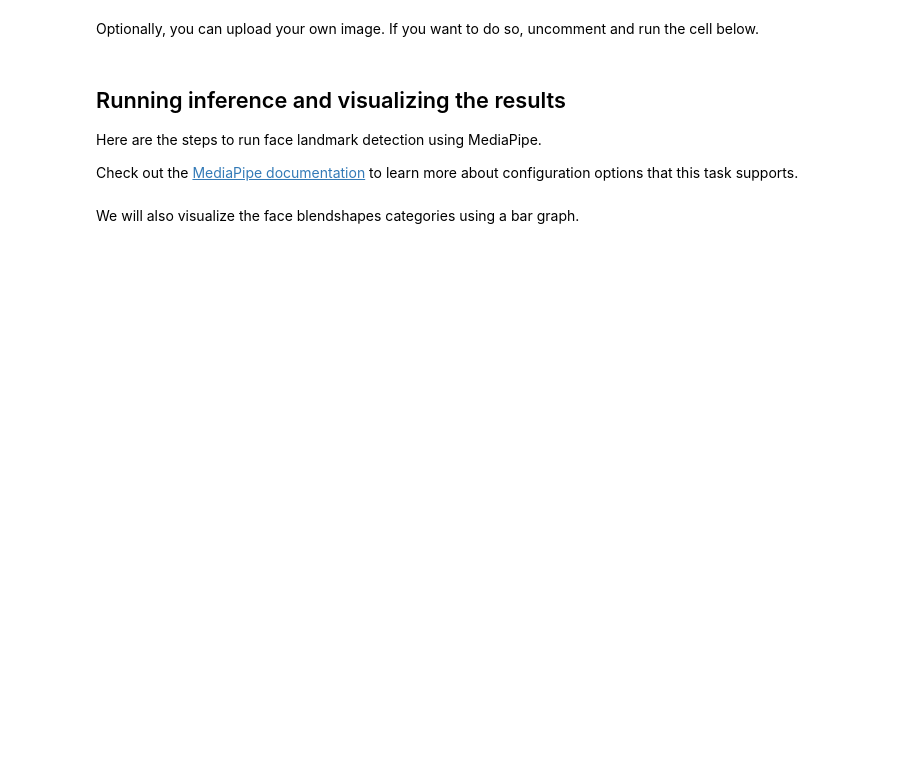
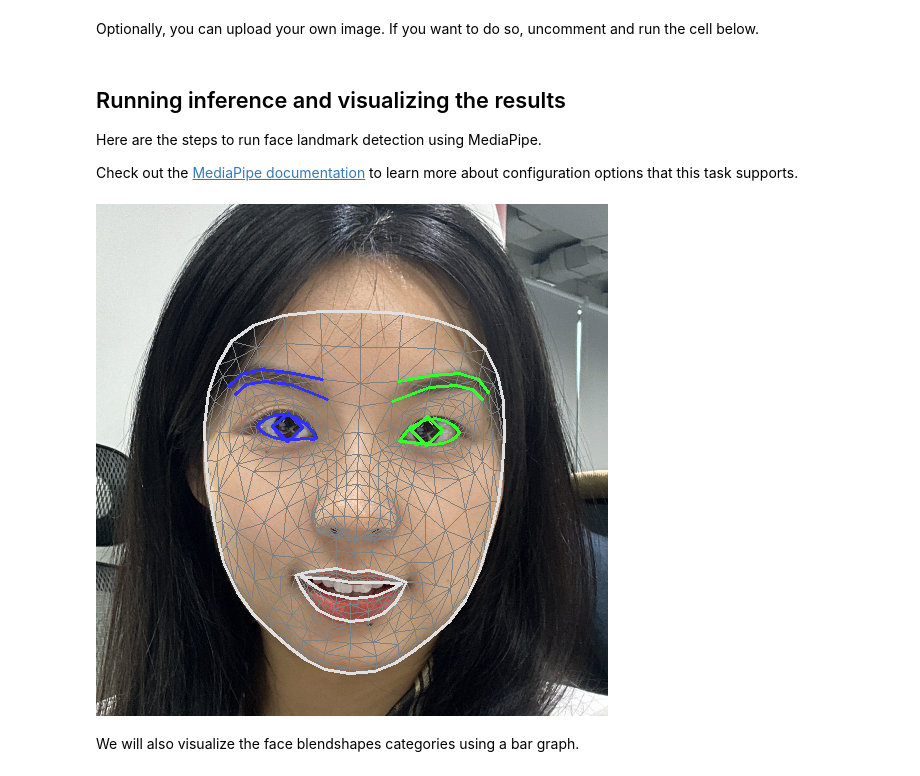
Before and after one commit to code-conquer/AI_Blog, a Jupyter notebook: examples/face_landmarker/python/[MediaPipe_Python_Tasks]_Face_Landmarker.ipynb, the cells around one changed output. Cells and saved outputs as stored; diff of their text form; code cells hidden in the pictures; blank space fills up the shorter version.

```diff
--- a/examples/face_landmarker/python/[MediaPipe_Python_Tasks]_Face_Landmarker.ipynb
+++ b/examples/face_landmarker/python/[MediaPipe_Python_Tasks]_Face_Landmarker.ipynb
@@ -158,26 +159,28 @@ Check out the [MediaPipe documentation](https://developers.google.com/mediapipe/
 # %%
 # STEP 1: Import the necessary modules.
 import mediapipe as mp
 from mediapipe.tasks import python
 from mediapipe.tasks.python import vision
 
 # STEP 2: Create an FaceLandmarker object.
 base_options = python.BaseOptions(model_asset_path='face_landmarker_v2_with_blendshapes.task')
 options = vision.FaceLandmarkerOptions(base_options=base_options,
                                        output_face_blendshapes=True,
                                        output_facial_transformation_matrixes=True,
                                        num_faces=1)
 detector = vision.FaceLandmarker.create_from_options(options)
 
 # STEP 3: Load the input image.
-image = mp.Image.create_from_file("image.png")
+image = mp.Image.create_from_file("ting_33.png_face_features.png")
 
 # STEP 4: Detect face landmarks from the input image.
 detection_result = detector.detect(image)
 
 # STEP 5: Process the detection result. In this case, visualize it.
 annotated_image = draw_landmarks_on_image(image.numpy_view(), detection_result)
 cv2_imshow(cv2.cvtColor(annotated_image, cv2.COLOR_RGB2BGR))
+# %% [output]
+[figure, added]
 # %% [markdown]
 We will also visualize the face blendshapes categories using a bar graph.
 # %%
```
Also changed, not shown: parts of 10 cells of this notebook.
